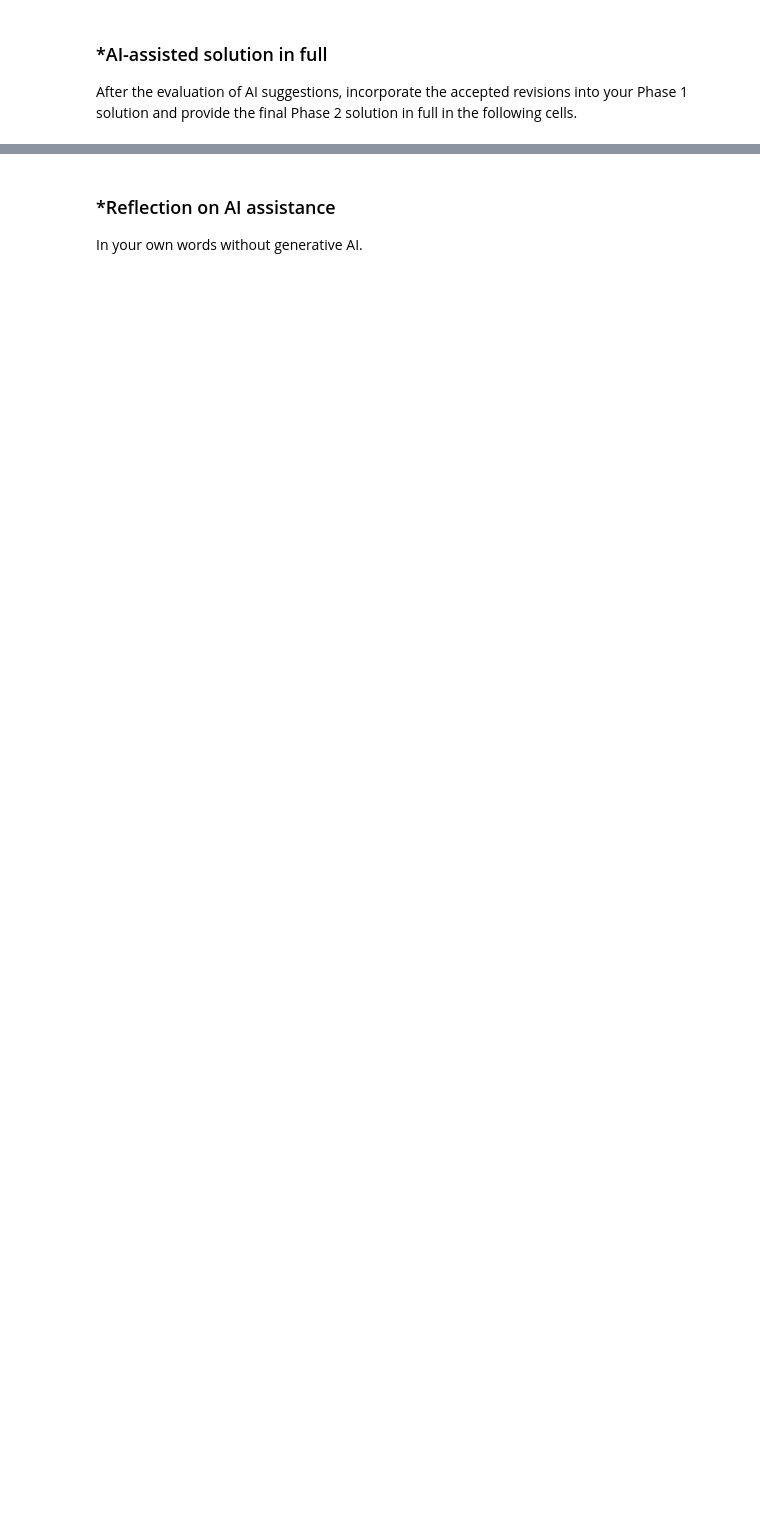
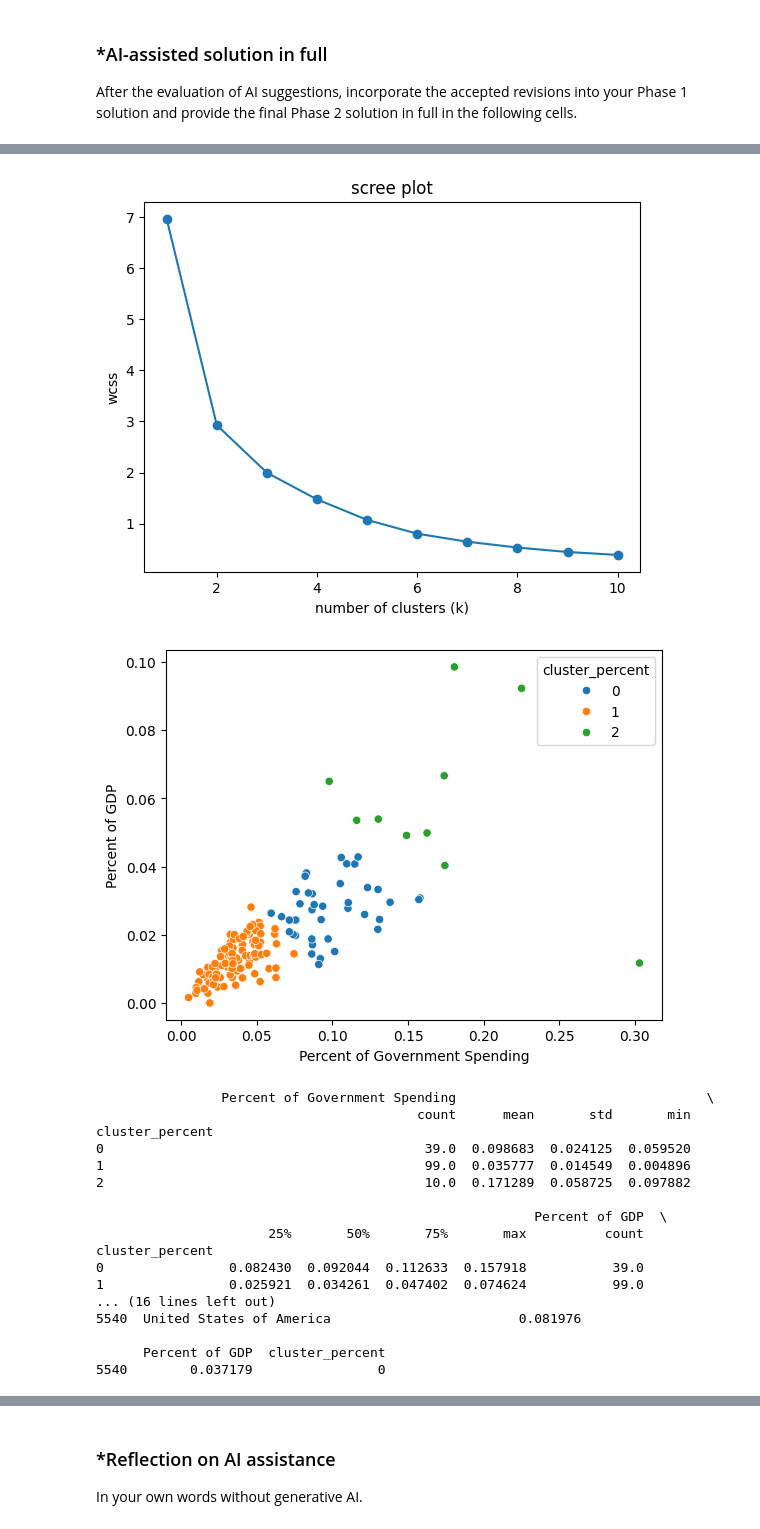
Before and after one commit to jrp0207/A04-clustering, a Jupyter notebook: notebook.ipynb, the cells around one changed output, grey strips where cells are left out. Saved outputs shown, nothing was run; the diff lists cells and outputs as text; code cells hidden in the pictures; blank space fills up the shorter version.

```diff
--- a/notebook.ipynb
+++ b/notebook.ipynb
@@ -330,0 +1025,80 @@ After the evaluation of AI suggestions, incorporate the accepted revisions into
+# %%
+# Question 2.3
+
+import numpy as np
+import pandas as pd
+from sklearn.preprocessing import MinMaxScaler
+from sklearn.cluster import KMeans
+import matplotlib.pyplot as plt
+import seaborn as sns
+
+cols = ['Percent of Government Spending', 'Percent of GDP']
+
+X = df[cols].apply(pd.to_numeric, errors='coerce')
+X = X.replace([np.inf, -np.inf], np.nan).dropna()
+
+df_percent = df.loc[X.index].copy()
+
+X_scaled = MinMaxScaler().fit_transform(X)
+
+wcss = []
+for k in range(1, 11):
+    model = KMeans(n_clusters=k, random_state=100, n_init=10)
+    model.fit(X_scaled)
+    wcss.append(model.inertia_)
+
+plt.plot(range(1, 11), wcss, marker='o')
+plt.xlabel('number of clusters (k)')
+plt.ylabel('wcss')
+plt.title('scree plot')
+plt.show()
+
+df_percent['cluster_percent'] = KMeans(n_clusters=3, random_state=100, n_init=10).fit_predict(X_scaled)
+
+sns.scatterplot(data=df_percent,
+                x=cols[0],
+                y=cols[1],
+                hue='cluster_percent',
+                palette='tab10')
+plt.show()
+
+print(df_percent.groupby('cluster_percent')[cols].describe())
+print(df_percent[df_percent['Country'] == 'United States of America'][['Country'] + cols + ['cluster_percent']])
+
+# The scree plot drops from k=1 to k=2 but then declines gradually, so the elbow is
+# weak and ambiguous (k=3 or 4 are both reasonable). I used k=3 to stay consistent with part 2.
+#
+# The scatterplot shows that most countries (99 of 148) have low percentages on both
+# variables. A middle cluster of 39 countries (including the United States) has moderate
+# values, and a small cluster of 10 countries (Oman, Saudi Arabia, Algeria, Kuwait,
+# Azerbaijan, Israel, Armenia, Jordan, Pakistan, Belarus) has a high share of government
+# spending and GDP going to the military.
+#
+# Compared to part 2, the results are different. Part 2 measured the total amount of
+# spending, and the United States was such an extreme outlier that it formed its own
+# cluster. These variables show how much of a country's government spending and economy
+# goes toward the military, so the United States now falls in a middle cluster (about 3.7%
+# of GDP and 8.2% of government spending), and the high cluster is made up of Gulf states
+# and countries in or near conflict rather than the biggest spenders. Because these
+# variables have a narrower range, no single country dominates and the clusters are more
+# evenly sized.
+# %% [output]
+[figure, added]
+[figure, added]
+                Percent of Government Spending                                \
+                                         count      mean       std       min
+cluster_percent
+0                                         39.0  0.098683  0.024125  0.059520
+1                                         99.0  0.035777  0.014549  0.004896
+2                                         10.0  0.171289  0.058725  0.097882
+
+                                                        Percent of GDP  \
+                      25%       50%       75%       max          count
+cluster_percent
+0                0.082430  0.092044  0.112633  0.157918           39.0
+1                0.025921  0.034261  0.047402  0.074624           99.0
+... (16 lines left out)
+5540  United States of America                        0.081976
+
+      Percent of GDP  cluster_percent
+5540        0.037179                0
```
Also changed, not shown: parts of 15 cells of this notebook.
